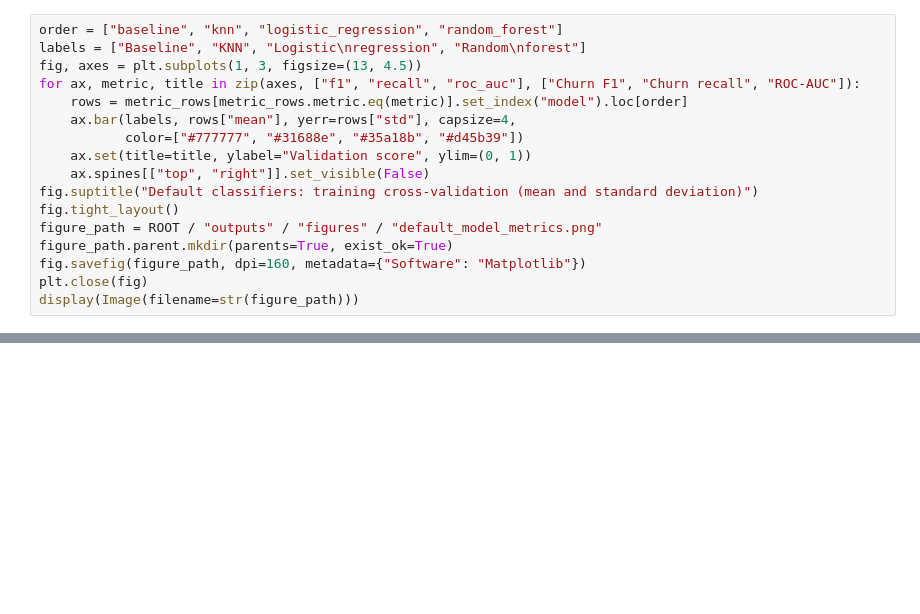
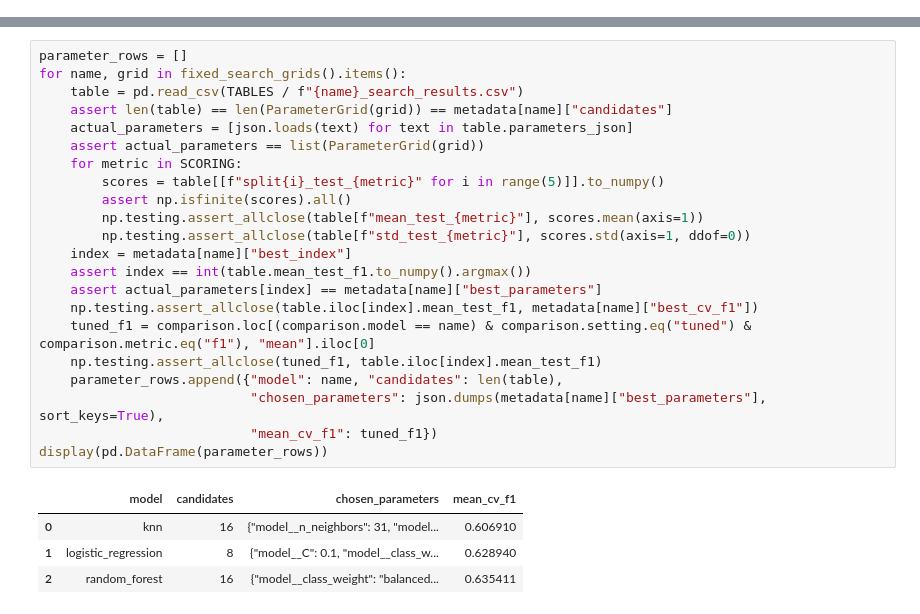
Before and after one commit to Jamesellixir/cm2604-telco-churn, a Jupyter notebook: notebooks/02_model_comparison.ipynb, the cells around one changed output, grey strips where cells are left out. Drawn from its saved outputs; the diff is of its cells as text; blank space fills up the shorter version.

Commit message:
Tune the model settings

```diff
--- a/notebooks/02_model_comparison.ipynb
+++ b/notebooks/02_model_comparison.ipynb
@@ -157,17 +52,0 @@ Among these default settings, **logistic regression** has the highest mean churn
-# %%
-order = ["baseline", "knn", "logistic_regression", "random_forest"]
-labels = ["Baseline", "KNN", "Logistic\nregression", "Random\nforest"]
-fig, axes = plt.subplots(1, 3, figsize=(13, 4.5))
-for ax, metric, title in zip(axes, ["f1", "recall", "roc_auc"], ["Churn F1", "Churn recall", "ROC-AUC"]):
-    rows = metric_rows[metric_rows.metric.eq(metric)].set_index("model").loc[order]
-    ax.bar(labels, rows["mean"], yerr=rows["std"], capsize=4,
-           color=["#777777", "#31688e", "#35a18b", "#d45b39"])
-    ax.set(title=title, ylabel="Validation score", ylim=(0, 1))
-    ax.spines[["top", "right"]].set_visible(False)
-fig.suptitle("Default classifiers: training cross-validation (mean and standard deviation)")
-fig.tight_layout()
-figure_path = ROOT / "outputs" / "figures" / "default_model_metrics.png"
-figure_path.parent.mkdir(parents=True, exist_ok=True)
-fig.savefig(figure_path, dpi=160, metadata={"Software": "Matplotlib"})
-plt.close(fig)
-display(Image(filename=str(figure_path)))
@@ -190,0 +57,27 @@ All shared-fold, training-only preprocessing, probability, metric and export che
+# %%
+parameter_rows = []
+for name, grid in fixed_search_grids().items():
+    table = pd.read_csv(TABLES / f"{name}_search_results.csv")
+    assert len(table) == len(ParameterGrid(grid)) == metadata[name]["candidates"]
+    actual_parameters = [json.loads(text) for text in table.parameters_json]
+    assert actual_parameters == list(ParameterGrid(grid))
+    for metric in SCORING:
+        scores = table[[f"split{i}_test_{metric}" for i in range(5)]].to_numpy()
+        assert np.isfinite(scores).all()
+        np.testing.assert_allclose(table[f"mean_test_{metric}"], scores.mean(axis=1))
+        np.testing.assert_allclose(table[f"std_test_{metric}"], scores.std(axis=1, ddof=0))
+    index = metadata[name]["best_index"]
+    assert index == int(table.mean_test_f1.to_numpy().argmax())
+    assert actual_parameters[index] == metadata[name]["best_parameters"]
+    np.testing.assert_allclose(table.iloc[index].mean_test_f1, metadata[name]["best_cv_f1"])
+    tuned_f1 = comparison.loc[(comparison.model == name) & comparison.setting.eq("tuned") & comparison.metric.eq("f1"), "mean"].iloc[0]
+    np.testing.assert_allclose(tuned_f1, table.iloc[index].mean_test_f1)
+    parameter_rows.append({"model": name, "candidates": len(table),
+                           "chosen_parameters": json.dumps(metadata[name]["best_parameters"], sort_keys=True),
+                           "mean_cv_f1": tuned_f1})
+display(pd.DataFrame(parameter_rows))
+# %% [output]
+|  | model | candidates | chosen_parameters | mean_cv_f1 |
+| 0 | knn | 16 | {"model__n_neighbors": 31, "model... | 0.606910 |
+| 1 | logistic_regression | 8 | {"model__C": 0.1, "model__class_w... | 0.628940 |
+| 2 | random_forest | 16 | {"model__class_weight": "balanced... | 0.635411 |
```
Also changed, not shown: parts of 19 cells of this notebook, 11 other files.
